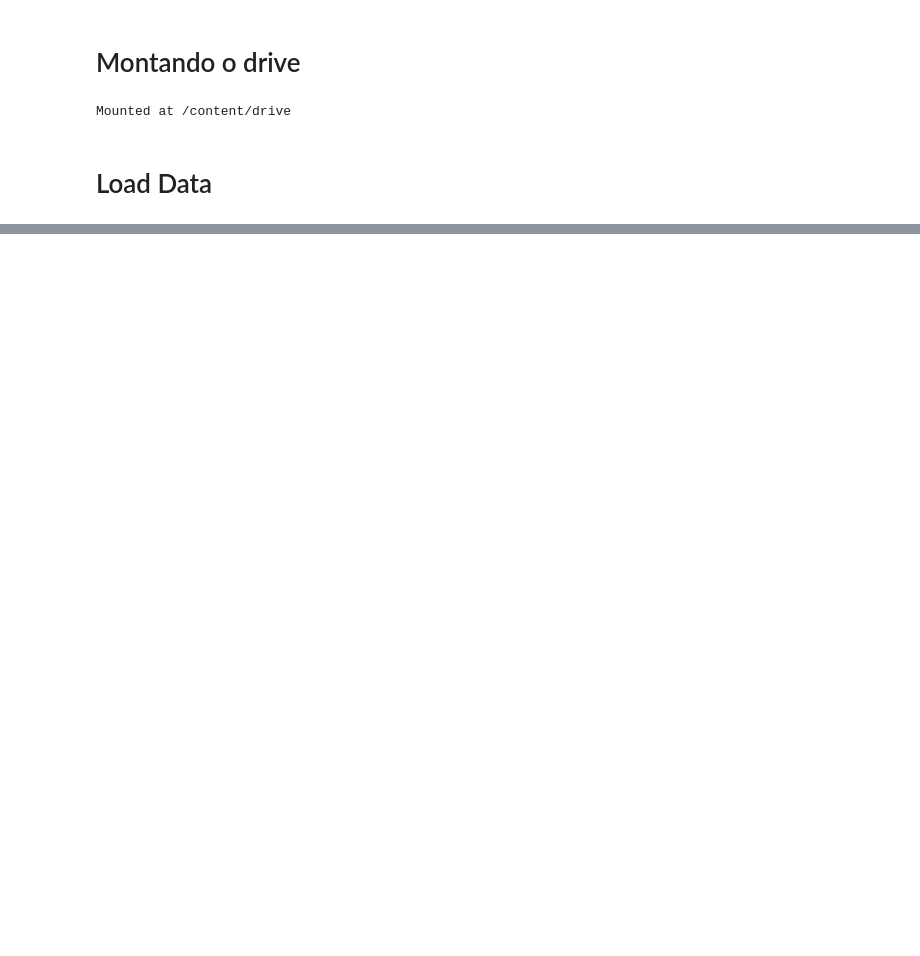
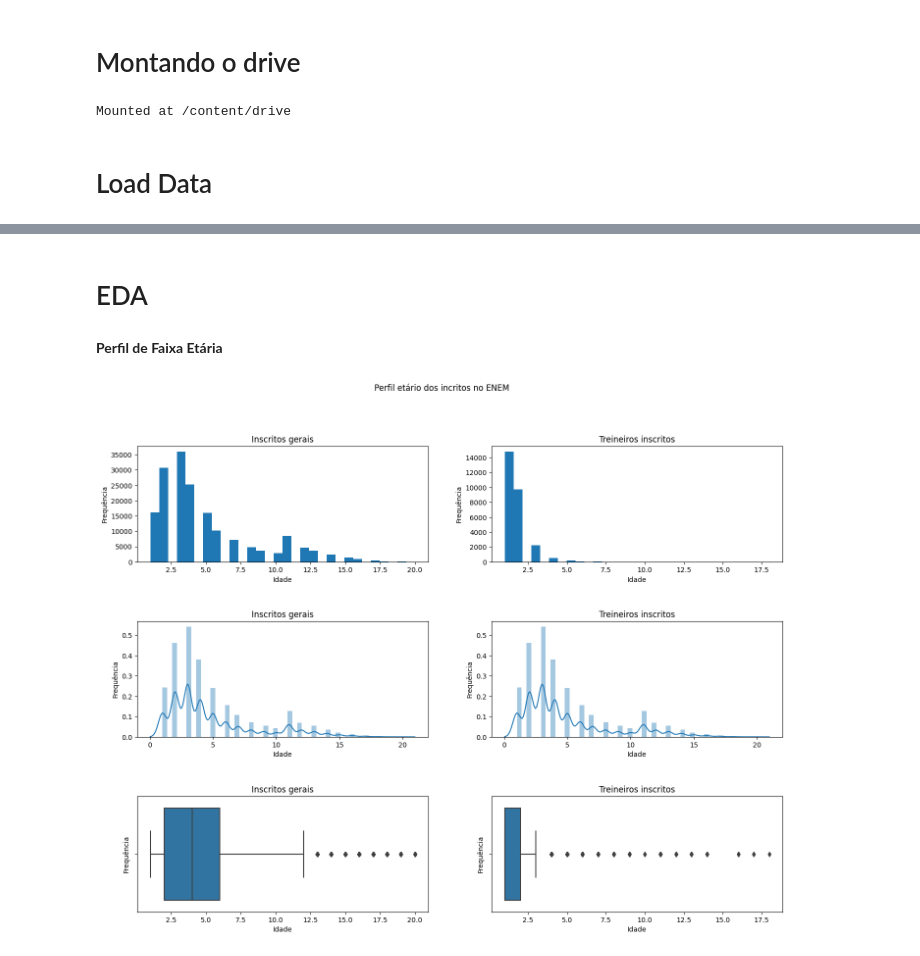
Before and after one commit to JevertonFlores/DA_python_dados_enem, a Jupyter notebook: Data_Analytics_Dados_ENEM_2021.ipynb, the cells around one changed output, grey strips where cells are left out. Saved outputs shown, nothing was run; the diff lists cells and outputs as text; code cells hidden in the pictures; blank space fills up the shorter version.

```diff
--- a/Data_Analytics_Dados_ENEM_2021.ipynb
+++ b/Data_Analytics_Dados_ENEM_2021.ipynb
@@ -181,0 +310,2 @@ def univariate_analysis(features: list, data = pd.DataFrame):
+# %%
+df = df_raw.merge(quest, on = 'NU_INSCRICAO', how = 'inner')
@@ -181,0 +317,4 @@ def univariate_analysis(features: list, data = pd.DataFrame):
+# %%
+# aplica o tratamento de dados definido nas funções
+
+df = tratar_dados(df)
@@ -181,0 +333,61 @@ def univariate_analysis(features: list, data = pd.DataFrame):
+# %% [markdown]
+# EDA
+# %% [markdown]
+**Perfil de Faixa Etária**
+# %%
+# filtrando os dados para a condição de Treineiro
+
+treineiro = df.query('TREINEIRO == 1')
+# %%
+# criando varável de faixa etária
+
+var_idade = 'TP_FAIXA_ETARIA'
+# %%
+# criando a figura
+fig, ax = plt.subplots(3, 2, figsize = (15, 12))
+
+# adicionando o título da figura
+fig.suptitle('Perfil etário dos incritos no ENEM')
+
+# inserindo um histograma da idade no eixo ax[0,0] --primeiro gráfico
+ax[0,0].hist(df[var_idade], bins = 30)
+
+# alterando os labels do eixo ax[0,0]
+ax[0,0].set(xlabel = 'Idade', ylabel = 'Frequência')
+ax[0,0].set_title('Inscritos gerais')
+
+# inserindo um histograma da idade dos treineiros no eixo ax[0,1] --segundo gráfico
+ax[0,1].hist(treineiro[var_idade], bins = 30)
+
+# alterando os labels do eixo ax[0,1]
+ax[0,1].set(xlabel = 'Idade', ylabel = 'Frequência')
+ax[0,1].set_title('Treineiros inscritos')
+
+# inserindo distribuição dos inscritos gerais no eixo ax[1,0]
+sns.distplot(df[var_idade], ax = ax[1,0])
+
+# alterando os labels
+ax[1,0].set(xlabel = 'Idade', ylabel = 'Frequência', title = 'Inscritos gerais')
+
+# inserindo distribuição dos treineiros no eixo ax[1,1]
+sns.distplot(df[var_idade], ax = ax[1,1])
+
+# alterando os labels
+ax[1,1].set(xlabel = 'Idade', ylabel = 'Frequência', title = 'Treineiros inscritos')
+
+# inserindo boxplot dos incritos gerais no eixo ax[2,0]
+sns.boxplot(data = df, x = var_idade, ax = ax[2,0])
+
+# alterando os labels
+ax[2,0].set(xlabel = 'Idade', ylabel = 'Frequência', title = 'Inscritos gerais')
+
+# inserindo boxplot dos treineiros no eixo ax[2,1]
+sns.boxplot(data = treineiro, x = var_idade, ax = ax[2,1])
+
+# alterando os labels
+ax[2,1].set(xlabel = 'Idade', ylabel = 'Frequência', title = 'Treineiros inscritos')
+
+# ajustando o distanciamento entre os gráficos
+plt.tight_layout(pad = 4)
+# %% [output]
+[figure, added]
```
Also changed, not shown: parts of 21 cells of this notebook.
